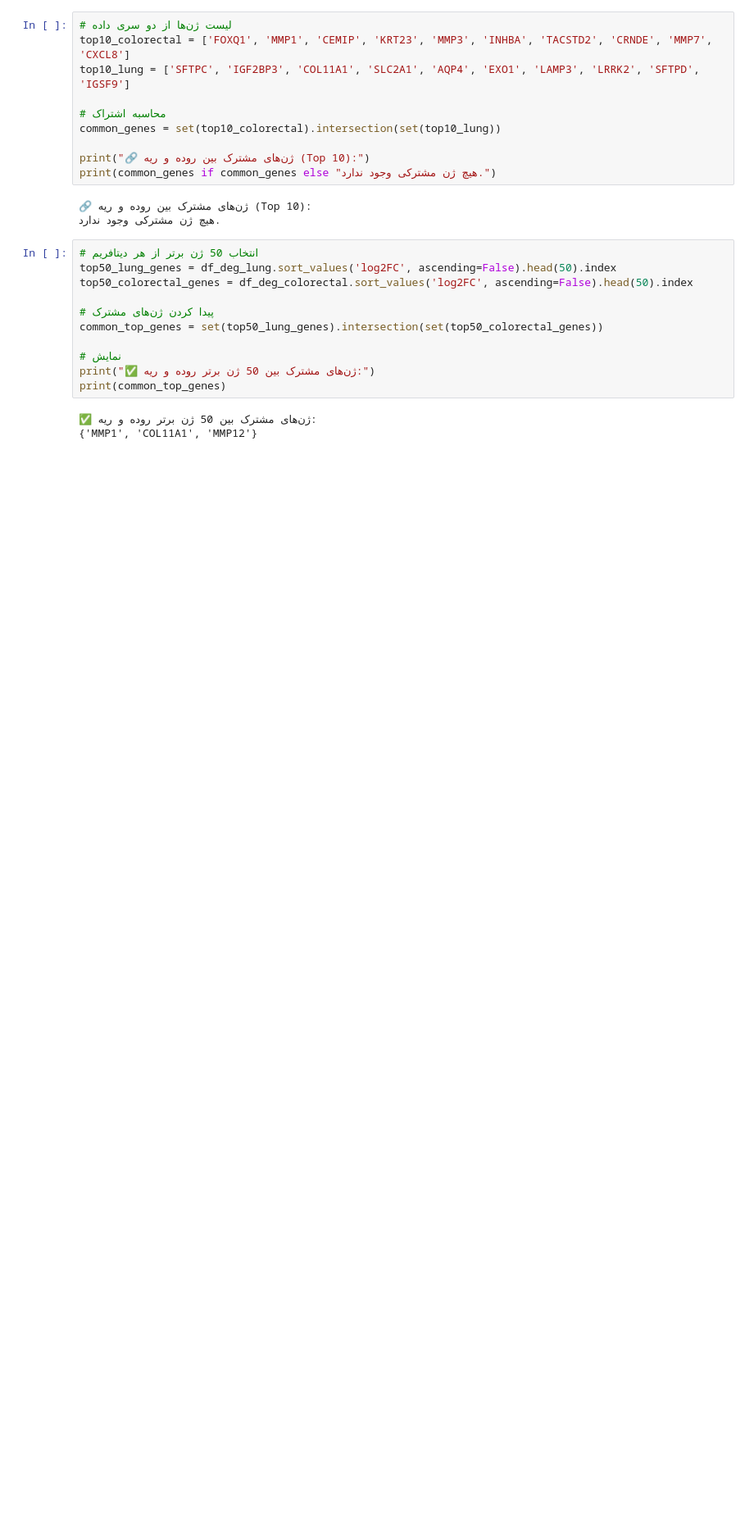
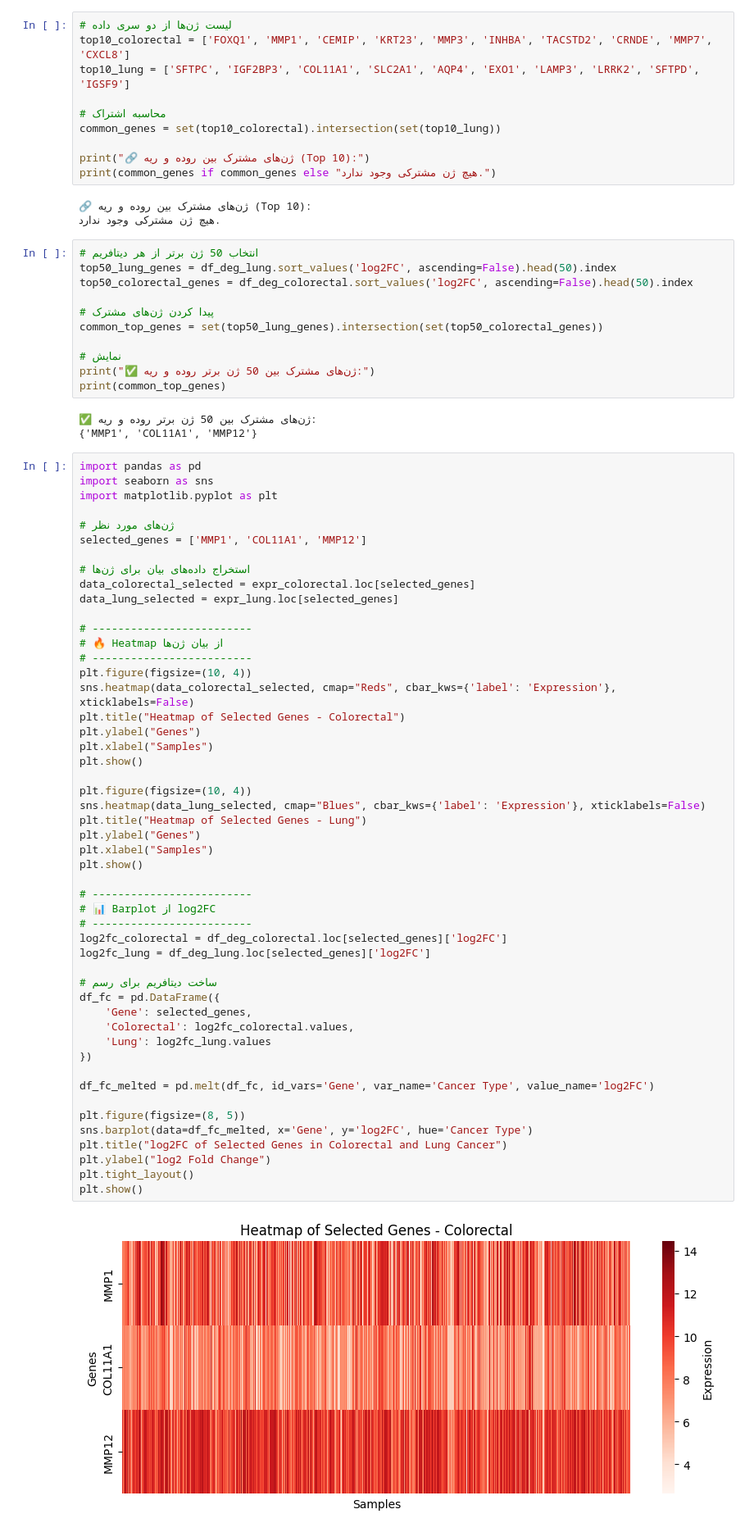
Before and after one commit to Melikaeydel/GSE256265, a Jupyter notebook: Untitled14.ipynb, the cells around one changed output. Shown at 82% size. Cells and saved outputs as stored; diff of their text form; blank space fills up the shorter version.

```diff
--- a/Untitled14.ipynb
+++ b/Untitled14.ipynb
@@ -827,3 +833,55 @@ print(common_top_genes)
 # %% [output]
 ✅ ژن‌های مشترک بین 50 ژن برتر روده و ریه:
 {'MMP1', 'COL11A1', 'MMP12'}
+# %%
+import pandas as pd
+import seaborn as sns
+import matplotlib.pyplot as plt
+
+# ژن‌های مورد نظر
+selected_genes = ['MMP1', 'COL11A1', 'MMP12']
+
+# استخراج داده‌های بیان برای ژن‌ها
+data_colorectal_selected = expr_colorectal.loc[selected_genes]
+data_lung_selected = expr_lung.loc[selected_genes]
+
+# -------------------------
+# 🔥 Heatmap از بیان ژن‌ها
+# -------------------------
+plt.figure(figsize=(10, 4))
+sns.heatmap(data_colorectal_selected, cmap="Reds", cbar_kws={'label': 'Expression'}, xticklabels=False)
+plt.title("Heatmap of Selected Genes - Colorectal")
+plt.ylabel("Genes")
+plt.xlabel("Samples")
+plt.show()
+
+plt.figure(figsize=(10, 4))
+sns.heatmap(data_lung_selected, cmap="Blues", cbar_kws={'label': 'Expression'}, xticklabels=False)
+plt.title("Heatmap of Selected Genes - Lung")
+plt.ylabel("Genes")
+plt.xlabel("Samples")
+plt.show()
+
+# -------------------------
+# 📊 Barplot از log2FC
+# -------------------------
+log2fc_colorectal = df_deg_colorectal.loc[selected_genes]['log2FC']
+log2fc_lung = df_deg_lung.loc[selected_genes]['log2FC']
+
+# ساخت دیتافریم برای رسم
+df_fc = pd.DataFrame({
+    'Gene': selected_genes,
+    'Colorectal': log2fc_colorectal.values,
+    'Lung': log2fc_lung.values
+})
+
+df_fc_melted = pd.melt(df_fc, id_vars='Gene', var_name='Cancer Type', value_name='log2FC')
+
+plt.figure(figsize=(8, 5))
+sns.barplot(data=df_fc_melted, x='Gene', y='log2FC', hue='Cancer Type')
+plt.title("log2FC of Selected Genes in Colorectal and Lung Cancer")
+plt.ylabel("log2 Fold Change")
+plt.tight_layout()
+plt.show()
+# %% [output]
+[figure, added]
```
Also changed, not shown: parts of 16 cells of this notebook.
